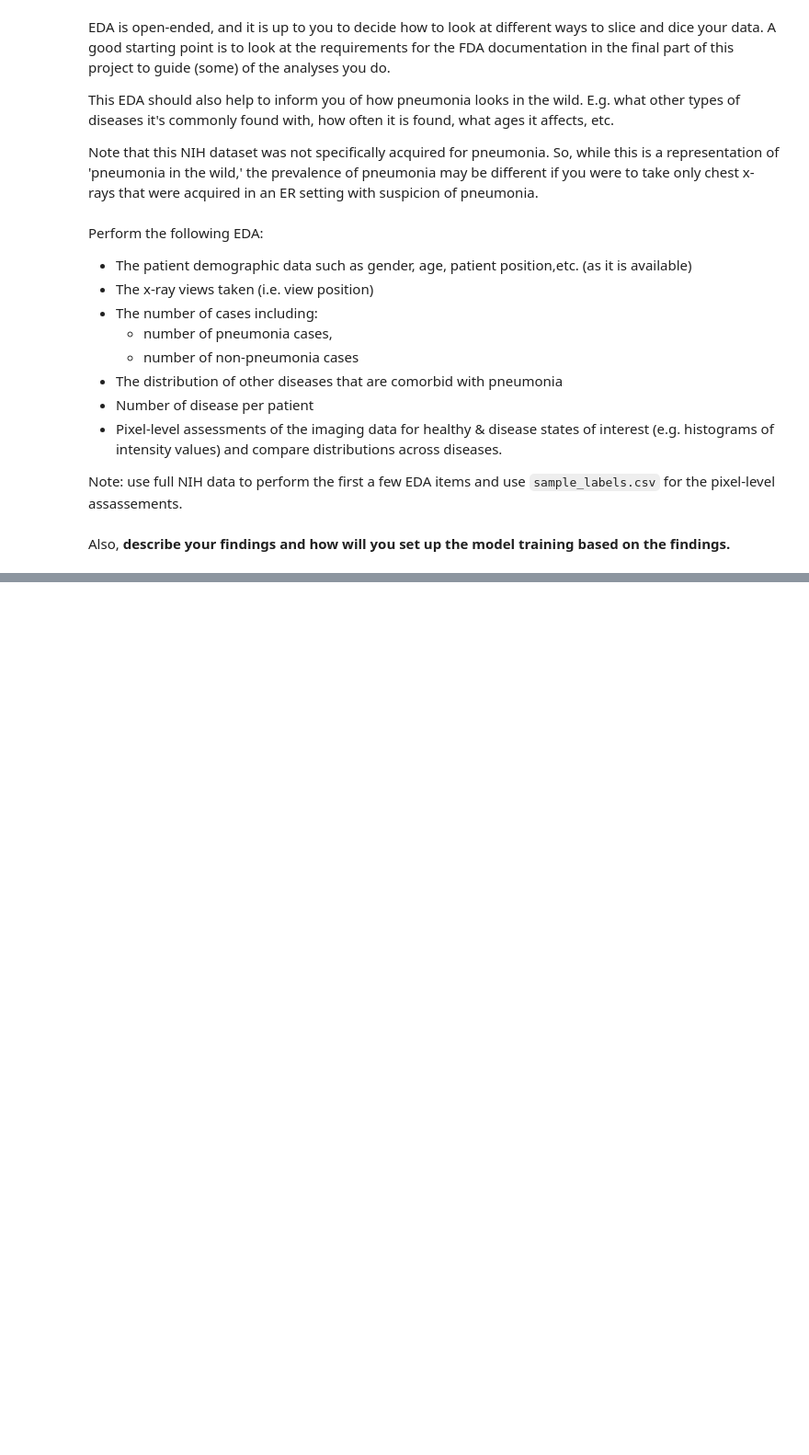
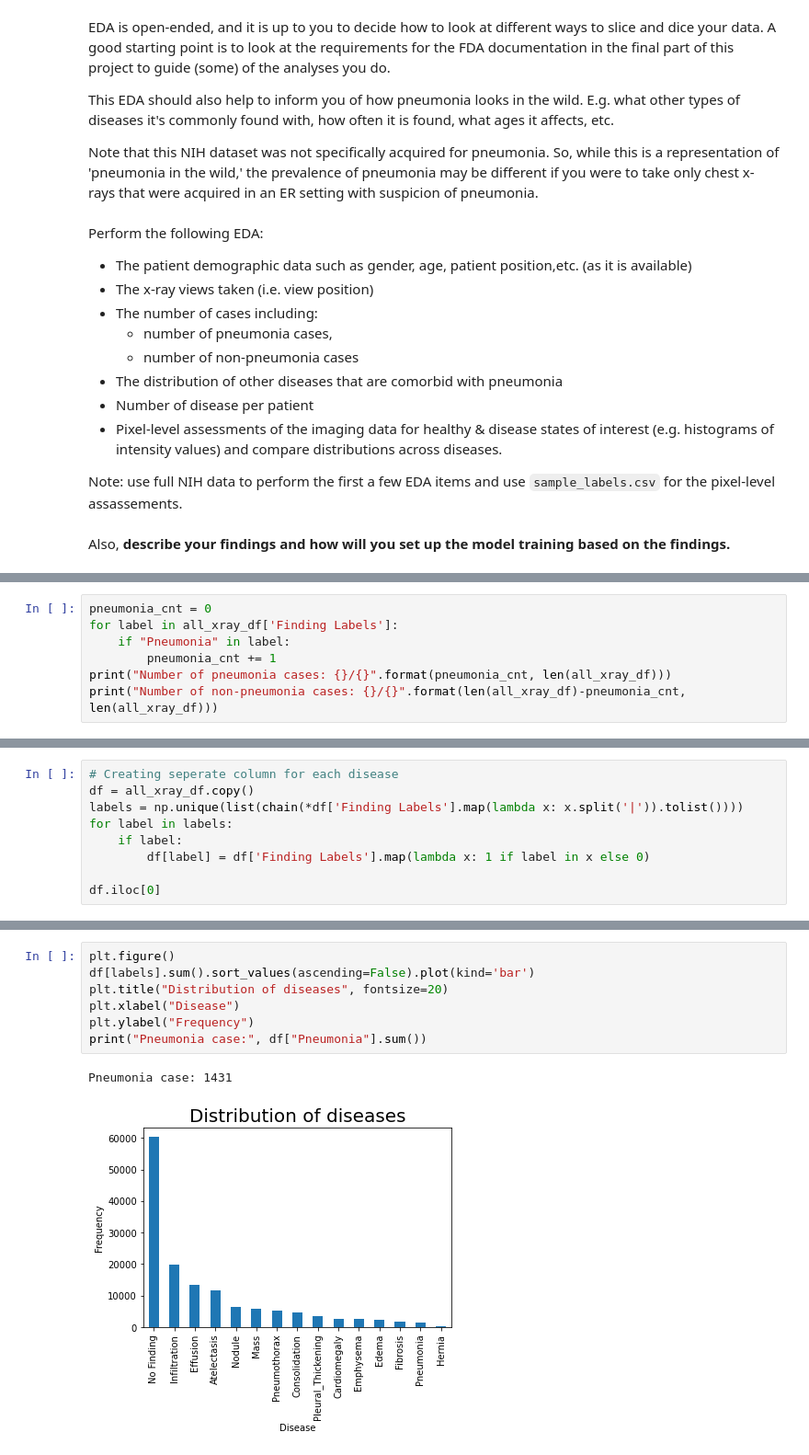
Before and after one commit to rahulatrkm/Pneumonia-Detection-from-Chest-X-Rays, a Jupyter notebook: EDA.ipynb, the cells around one changed output, grey strips where cells are left out. Shown at 92% size. Drawn from its saved outputs; the diff is of its cells as text; blank space fills up the shorter version.

```diff
--- a/EDA.ipynb
+++ b/EDA.ipynb
@@ -73,0 +95,7 @@ images_001              images_006  images_011  train_val_list.txt
+# %%
+pneumonia_cnt = 0
+for label in all_xray_df['Finding Labels']:
+    if "Pneumonia" in label:
+        pneumonia_cnt += 1
+print("Number of pneumonia cases: {}/{}".format(pneumonia_cnt, len(all_xray_df)))
+print("Number of non-pneumonia cases: {}/{}".format(len(all_xray_df)-pneumonia_cnt, len(all_xray_df)))
@@ -73,0 +105,9 @@ images_001              images_006  images_011  train_val_list.txt
+# %%
+# Creating seperate column for each disease
+df = all_xray_df.copy()
+labels = np.unique(list(chain(*df['Finding Labels'].map(lambda x: x.split('|')).tolist())))
+for label in labels:
+    if label:
+        df[label] = df['Finding Labels'].map(lambda x: 1 if label in x else 0)
+
+df.iloc[0]
@@ -73,0 +154,10 @@ images_001              images_006  images_011  train_val_list.txt
+# %%
+plt.figure()
+df[labels].sum().sort_values(ascending=False).plot(kind='bar')
+plt.title("Distribution of diseases", fontsize=20)
+plt.xlabel("Disease")
+plt.ylabel("Frequency")
+print("Pneumonia case:", df["Pneumonia"].sum())
+# %% [output]
+Pneumonia case: 1431
+[figure, added]
```
Also changed, not shown: parts of 26 cells of this notebook.
